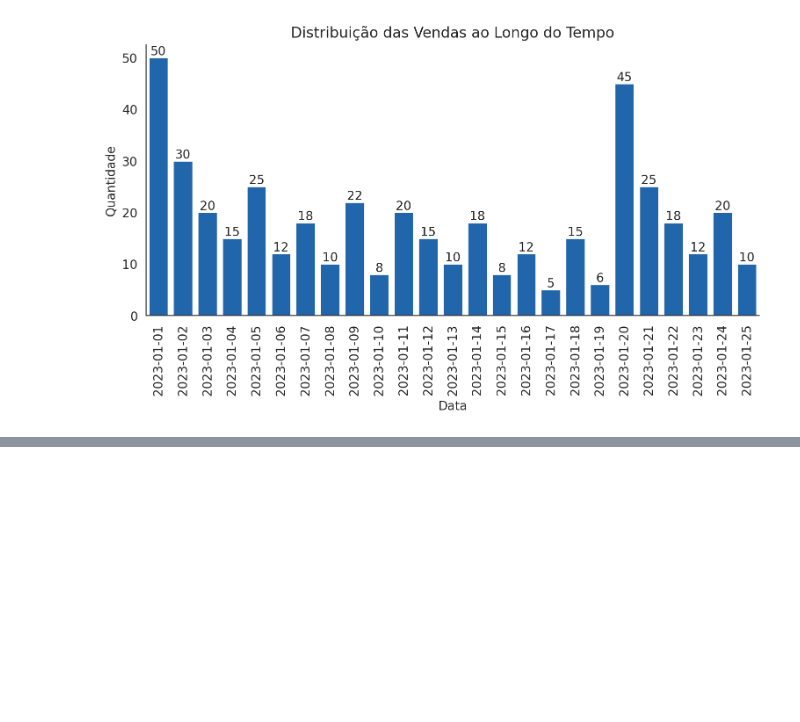
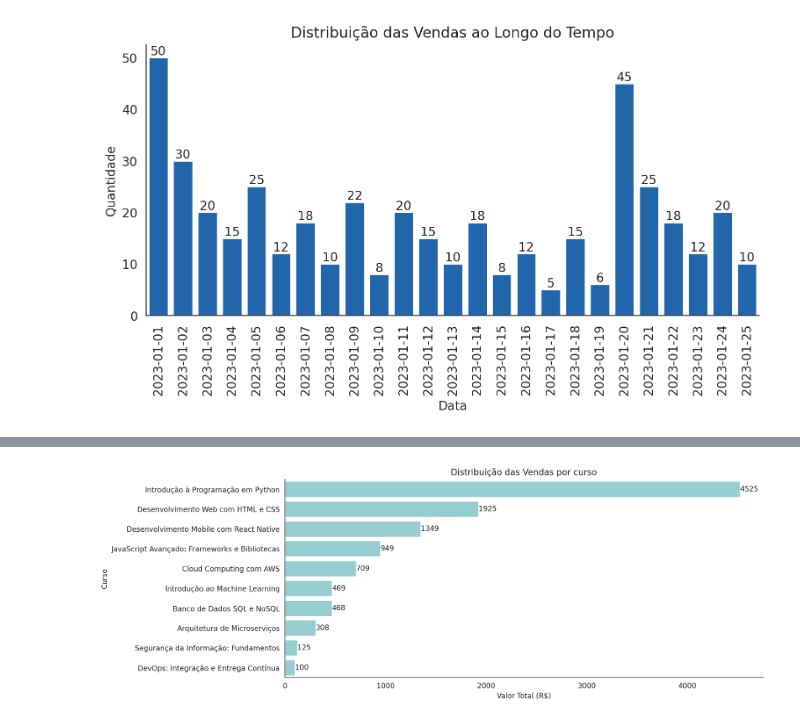
Before and after one commit to Oseiasdfarias/TrilhaDadosJR-JUN15, a Jupyter notebook: notebook/analise_de_dados_vendas_cursos_online.ipynb, the cells around one changed output, grey strips where cells are left out. Cells and saved outputs as stored; diff of their text form; code cells hidden in the pictures; blank space fills up the shorter version.

```diff
--- a/notebook/analise_de_dados_vendas_cursos_online.ipynb
+++ b/notebook/analise_de_dados_vendas_cursos_online.ipynb
@@ -333,0 +357,7 @@ plt.show()
+# %%
+df_venda_total_por_curso = (df_vendas.groupby("nome_curso")["valor_vendas"]
+ .sum()
+ .sort_values(ascending=False)
+ .to_frame()
+ .reset_index())
+df_venda_total_por_curso
@@ -333,0 +376,18 @@ plt.show()
+# %%
+plt.figure(figsize=(12, 5))
+
+ax = sns.barplot(data=df_venda_total_por_curso,
+                 x="valor_vendas",
+                 y="nome_curso",
+                 orient="h",
+                 color=cores[-1])
+
+
+ax.bar_label(ax.containers[0])
+ax.set(xlabel="Valor Total (R$)", ylabel="Curso")
+plt.title("Distribuição das Vendas por curso", fontsize=12)
+plt.xticks(rotation=0)
+sns.despine(right=True)
+plt.show()
+# %% [output]
+[figure, added]
```
Also changed, not shown: parts of 7 cells of this notebook.
